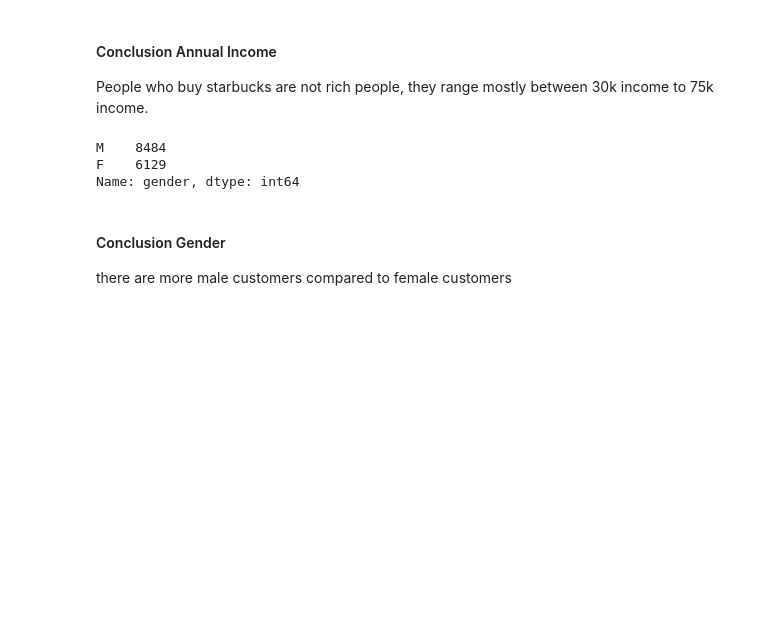
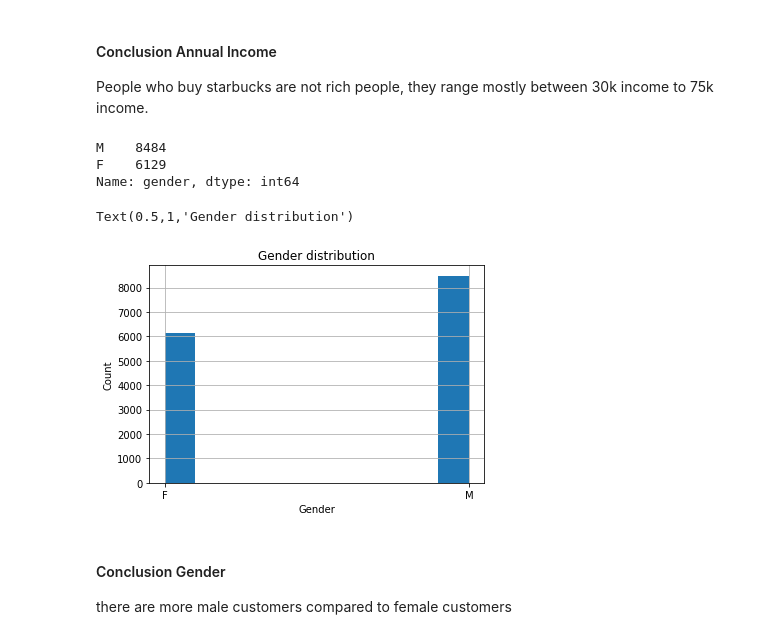
Before and after one commit to weihong15/starbucks_capstone_project, a Jupyter notebook: Starbucks_Capstone_notebook.ipynb, the cells around one changed output. Cells and saved outputs as stored; diff of their text form; code cells hidden in the pictures; blank space fills up the shorter version.

```diff
--- a/Starbucks_Capstone_notebook.ipynb
+++ b/Starbucks_Capstone_notebook.ipynb
@@ -371,6 +371,14 @@ customers.gender.value_counts()
 M    8484
 F    6129
 Name: gender, dtype: int64
+# %%
+customers.gender.hist()
+plt.xlabel('Gender')
+plt.ylabel('Count')
+plt.title('Gender distribution')
+# %% [output]
+Text(0.5,1,'Gender distribution')
+[figure, added]
 # %% [markdown]
 #### Conclusion Gender
 there are more male customers compared to female customers
```
Also changed, not shown: parts of 16 cells of this notebook, 1 other file.
